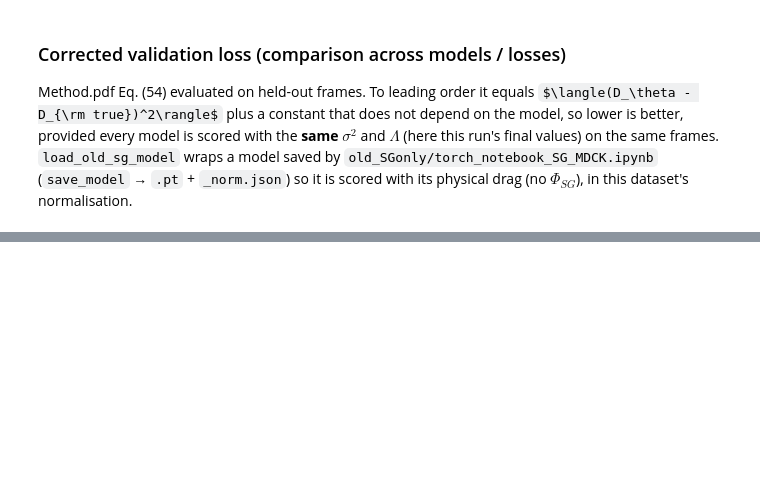
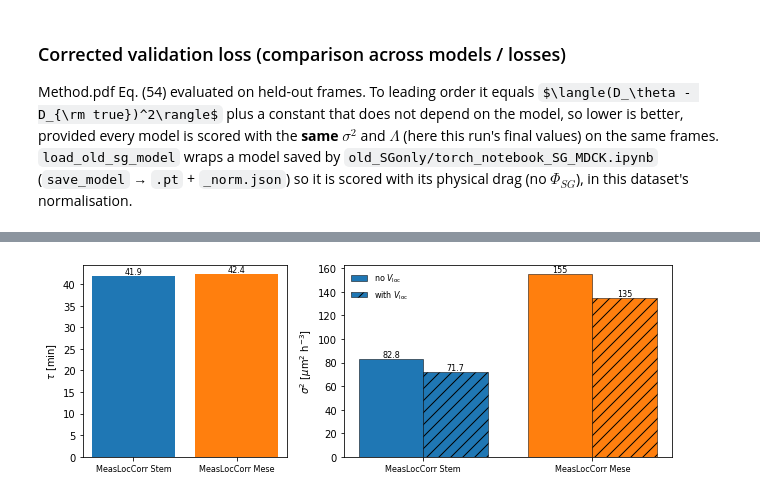
Before and after one commit to Billie1717/StochasticForceInference, a Jupyter notebook: Billie_Inference_Pytorch/Loss-With-Noise-Inference/torch_notebook_NewLoss_MDCK_simple.ipynb, the cells around one changed output, grey strips where cells are left out. Saved outputs shown, nothing was run; the diff lists cells and outputs as text; code cells hidden in the pictures; some formulas as TeX source; blank space fills up the shorter version.

```diff
--- a/Billie_Inference_Pytorch/Loss-With-Noise-Inference/torch_notebook_NewLoss_MDCK_simple.ipynb
+++ b/Billie_Inference_Pytorch/Loss-With-Noise-Inference/torch_notebook_NewLoss_MDCK_simple.ipynb
@@ -479,0 +528,92 @@ fig.tight_layout()
+# %%
+import pandas as pd
+
+compare = {
+    'MeasLocCorr Stem':  "model_20260515_wt_mdck_65hr_postHGF_s55_Tracks_MeasLocCorrFalse_tauinit0.7_sgParams_w7_p3_First80.pt",
+    'MeasLocCorr Mese': "model_20260515_wt_mdck_65hr_postHGF_s55_Tracks_MeasLocCorrFalse_tauinit0.7_sgParams_w7_p3.pt",
+}
+
+
+def load_saved_model(path):
+    # Returns (model, saved dict or None). Files saved by this notebook carry their own normalisation
+    # and noise estimates; bare state dicts (older notebook) are read with this notebook's `norm`.
+    sd = torch.load(path, map_location='cpu')
+    saved = sd if 'state_dict' in sd else None
+    if saved is not None:
+        sd = saved['state_dict']
+    sd = {('log_tau' if k == 'log_tau_raw' else k): v for k, v in sd.items()}
+    m = ForceGNN(hidden_dim=(saved or {}).get('settings', {}).get('hidden_dim', hidden_dim))
+    m.load_state_dict(sd)
+    m.set_normalisation(saved['norm'] if saved is not None and 'norm' in saved else norm)
+    return m, saved
+
+
+cmp_models, rows = {}, []
+for label, fname in compare.items():
+    m, saved = load_saved_model(os.path.join(datasave, fname))
+    cmp_models[label] = m
+    if saved is not None and 'noise' in saved:
+        s2_off, s2_on = saved['noise']['sigma2_no_Vloc'], saved['noise']['sigma2_with_Vloc']
+        source = 'saved'
+    else:                                   # re-estimate on this notebook's training frames
+        y2 = norm['y_std'] ** 2
+        s2_off = estimate_sigma2(m, train_data, dict(noise, correct=False)) * y2
+        s2_on = estimate_sigma2(m, train_data, dict(noise, correct=True)) * y2
+        source = 're-estimated (norm from this notebook)'
+    rows.append({'model': label,
+                 'tau [h]': m.tau.item(), 'tau [min]': 60 * m.tau.item(),
+                 'sigma^2, no V_loc [um^2 h^-3]': s2_off,
+                 'sigma^2, with V_loc [um^2 h^-3]': s2_on,
+                 'sigma, no V_loc': np.sqrt(s2_off) if s2_off > 0 else np.nan,
+                 'sigma, with V_loc': np.sqrt(s2_on) if s2_on > 0 else np.nan,
+                 'y_std used': m.y_std, 'noise values': source})
+print(f"This notebook: r_std = {norm['r_std']:.4f} um, y_std = {norm['y_std']:.4f} um/h^2, Lambda_hat = {Lambda_hat:.5f} um^2")
+display(pd.DataFrame(rows).set_index('model').round(4))
+
+# ---- tau and sigma^2 bar charts ----
+labels = list(cmp_models)
+colors = [f"C{k}" for k in range(len(labels))]
+df = pd.DataFrame(rows).set_index('model')
+fig, ax = plt.subplots(1, 2, figsize=(9, 3.2), gridspec_kw=dict(width_ratios=[1, 1.6]))
+ax[0].bar(labels, df['tau [min]'], color=colors)
+ax[0].set_ylabel(r'$\tau$ [min]')
+for k, v in enumerate(df['tau [min]']):
+    ax[0].text(k, v, f"{v:.1f}", ha='center', va='bottom', fontsize=8)
+x, wbar = np.arange(len(labels)), 0.38
+for off, col, hatch, name in ((-wbar / 2, 'sigma^2, no V_loc [um^2 h^-3]', '', r'no $V_{\rm loc}$'),
+                              (+wbar / 2, 'sigma^2, with V_loc [um^2 h^-3]', '//', r'with $V_{\rm loc}$')):
+    b = ax[1].bar(x + off, df[col], wbar, color=colors, hatch=hatch, edgecolor='k', lw=0.5, label=name)
+    for xi, v in zip(x + off, df[col]):
+        ax[1].text(xi, v, f"{v:.3g}", ha='center', va='bottom', fontsize=8)
+ax[1].set_xticks(x); ax[1].set_xticklabels(labels)
+ax[1].set_ylabel(r'$\sigma^2$ [$\mu$m$^2$ h$^{-3}$]')
+ax[1].legend(frameon=False, fontsize=8)
+for a in ax:
+    a.tick_params(axis='x', labelsize=8)
+fig.tight_layout()
+
+# ---- interaction force on top of the distribution of training pair distances ----
+# Distances of edges in the training frames whose target node enters the loss (the pairs whose
+# forces are fitted), in um; each unordered pair can appear twice (once per direction).
+r_seen = np.concatenate([dp['edge_feat'][dp['mask'][dp['edges'][1]] > 0, 0] * norm['r_std']
+                         for dp in train_data])
+r_arr = np.linspace(0.3, r_cut, 300)
+fig, ax = plt.subplots(1, 2, figsize=(11, 3.6))
+twins = []
+for a, scaled, ylabel in ((ax[0], False, r'$F_{\rm int}/(\gamma\tau)$ [$\mu$m h$^{-2}$]'),
+                          (ax[1], True, r'$F_{\rm int}/\gamma$ [$\mu$m h$^{-1}$]  (= $\tau\times$ left)')):
+    a.hist(r_seen, bins=60, range=(0, r_cut), density=True, color='grey', alpha=0.3, lw=0)
+    a.set_ylabel('probability density (training pairs)')
+    a.set_xlabel(r'$r$ [$\mu$m]')
+    if far_field['reg'] != 0:
+        a.axvspan(far_field['r_min'], far_field['r_max'], color='grey', alpha=0.12, lw=0)
+    a2 = a.twinx()
+    twins.append(a2)
+    for label, m, col in zip(labels, cmp_models.values(), colors):
+        F = get_forces(m, r_arr) * (m.tau.item() if scaled else 1.0)
+        a2.plot(r_arr, F, lw=2, color=col, label=f"{label} (tau = {60 * m.tau.item():.1f} min)")
+    a2.axhline(0, color='k', ls='--', lw=1)
+    a2.set_ylabel(ylabel)
+twins[0].legend(frameon=False, fontsize=8)
+fig.tight_layout()
+# %% [output]
@@ -479,0 +625 @@ fig.tight_layout()
+[figure, added]
```
Also changed, not shown: parts of 12 cells of this notebook, 5 other files.
